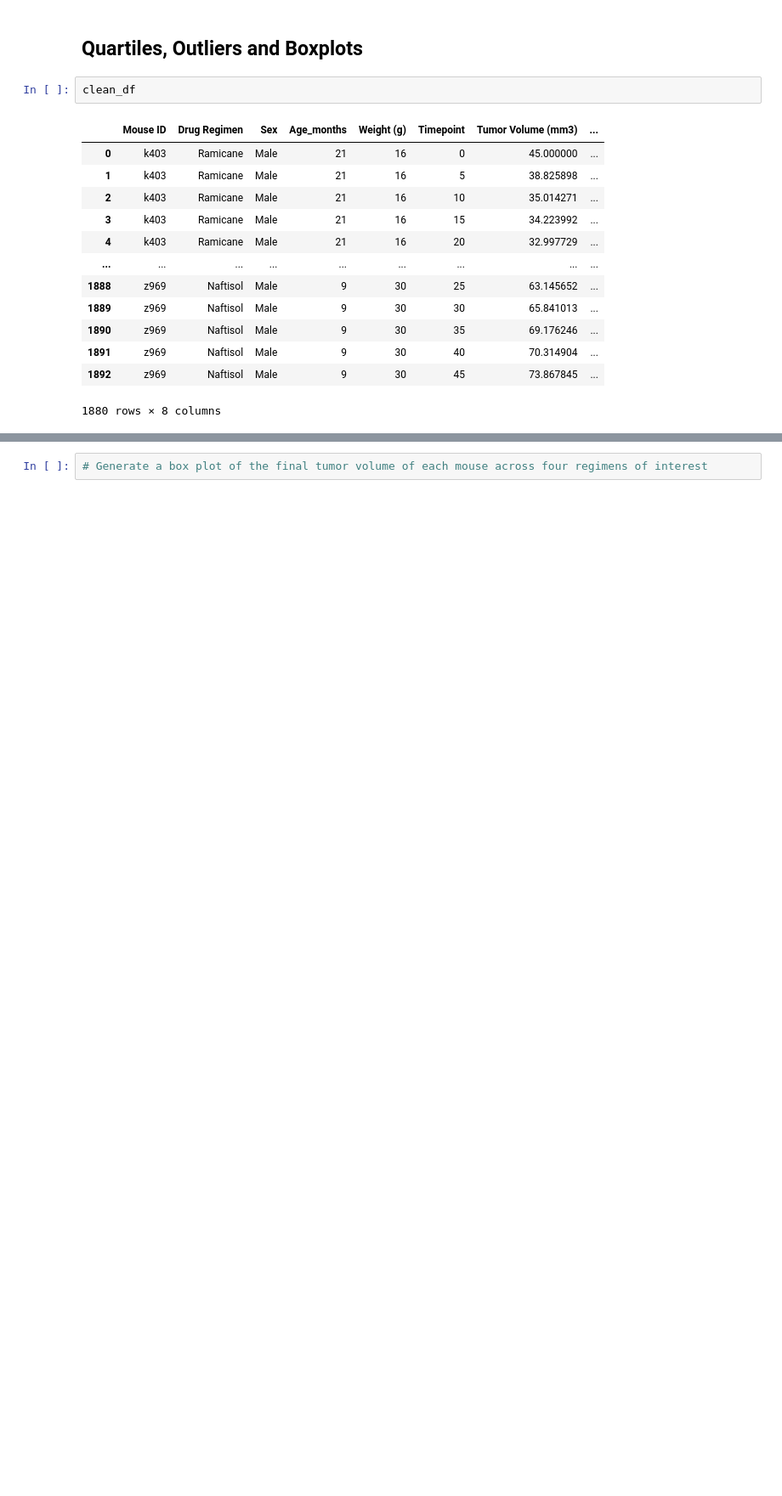
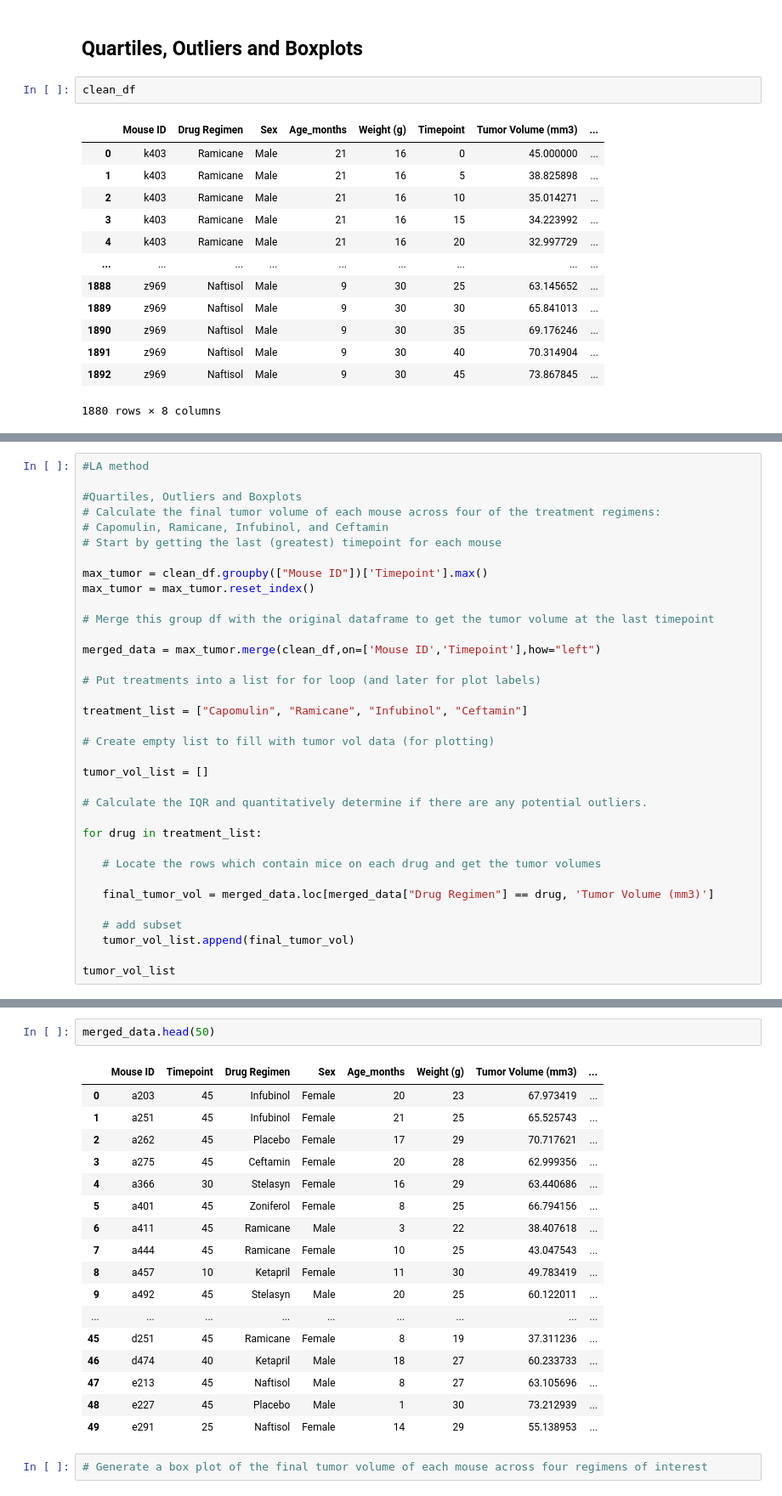
Before and after one commit to j-eikens/matplotlib-challenge, a Jupyter notebook: Pymaceuticals/pymaceuticals_starter.ipynb, the cells around one changed output, grey strips where cells are left out. Shown: that part at 85% size. Drawn from its saved outputs; the diff is of its cells as text; blank space fills up the shorter version.

Commit message:
working on for loop

```diff
--- a/Pymaceuticals/pymaceuticals_starter.ipynb
+++ b/Pymaceuticals/pymaceuticals_starter.ipynb
@@ -250,0 +268,35 @@ KeyError: 'Ramicane'
+# %%
+#LA method
+
+#Quartiles, Outliers and Boxplots
+# Calculate the final tumor volume of each mouse across four of the treatment regimens:
+# Capomulin, Ramicane, Infubinol, and Ceftamin
+# Start by getting the last (greatest) timepoint for each mouse
+
+max_tumor = clean_df.groupby(["Mouse ID"])['Timepoint'].max()
+max_tumor = max_tumor.reset_index()
+
+# Merge this group df with the original dataframe to get the tumor volume at the last timepoint
+
+merged_data = max_tumor.merge(clean_df,on=['Mouse ID','Timepoint'],how="left")
+
+# Put treatments into a list for for loop (and later for plot labels)
+
+treatment_list = ["Capomulin", "Ramicane", "Infubinol", "Ceftamin"]
+
+# Create empty list to fill with tumor vol data (for plotting)
+
+tumor_vol_list = []
+
+# Calculate the IQR and quantitatively determine if there are any potential outliers.
+
+for drug in treatment_list:
+
+   # Locate the rows which contain mice on each drug and get the tumor volumes
+
+   final_tumor_vol = merged_data.loc[merged_data["Drug Regimen"] == drug, 'Tumor Volume (mm3)']
+
+   # add subset
+   tumor_vol_list.append(final_tumor_vol)
+
+tumor_vol_list
@@ -251,2 +321,22 @@ KeyError: 'Ramicane'
+# %%
+merged_data.head(50)
+# %% [output]
+|  | Mouse ID | Timepoint | Drug Regimen | Sex | Age_months | Weight (g) | Tumor Volume (mm3) | ... |
+| 0 | a203 | 45 | Infubinol | Female | 20 | 23 | 67.973419 | ... |
+| 1 | a251 | 45 | Infubinol | Female | 21 | 25 | 65.525743 | ... |
+| 2 | a262 | 45 | Placebo | Female | 17 | 29 | 70.717621 | ... |
+| 3 | a275 | 45 | Ceftamin | Female | 20 | 28 | 62.999356 | ... |
+| 4 | a366 | 30 | Stelasyn | Female | 16 | 29 | 63.440686 | ... |
+| 5 | a401 | 45 | Zoniferol | Female | 8 | 25 | 66.794156 | ... |
+| 6 | a411 | 45 | Ramicane | Male | 3 | 22 | 38.407618 | ... |
+| 7 | a444 | 45 | Ramicane | Female | 10 | 25 | 43.047543 | ... |
+| 8 | a457 | 10 | Ketapril | Female | 11 | 30 | 49.783419 | ... |
+| 9 | a492 | 45 | Stelasyn | Male | 20 | 25 | 60.122011 | ... |
+| ... | ... | ... | ... | ... | ... | ... | ... | ... |
+| 45 | d251 | 45 | Ramicane | Female | 8 | 19 | 37.311236 | ... |
+| 46 | d474 | 40 | Ketapril | Male | 18 | 27 | 60.233733 | ... |
+| 47 | e213 | 45 | Naftisol | Male | 8 | 27 | 63.105696 | ... |
+| 48 | e227 | 45 | Placebo | Male | 1 | 30 | 73.212939 | ... |
+| 49 | e291 | 25 | Naftisol | Female | 14 | 29 | 55.138953 | ... |
 # %%
 # Generate a box plot of the final tumor volume of each mouse across four regimens of interest
```
Also changed, not shown: parts of 5 cells of this notebook.
